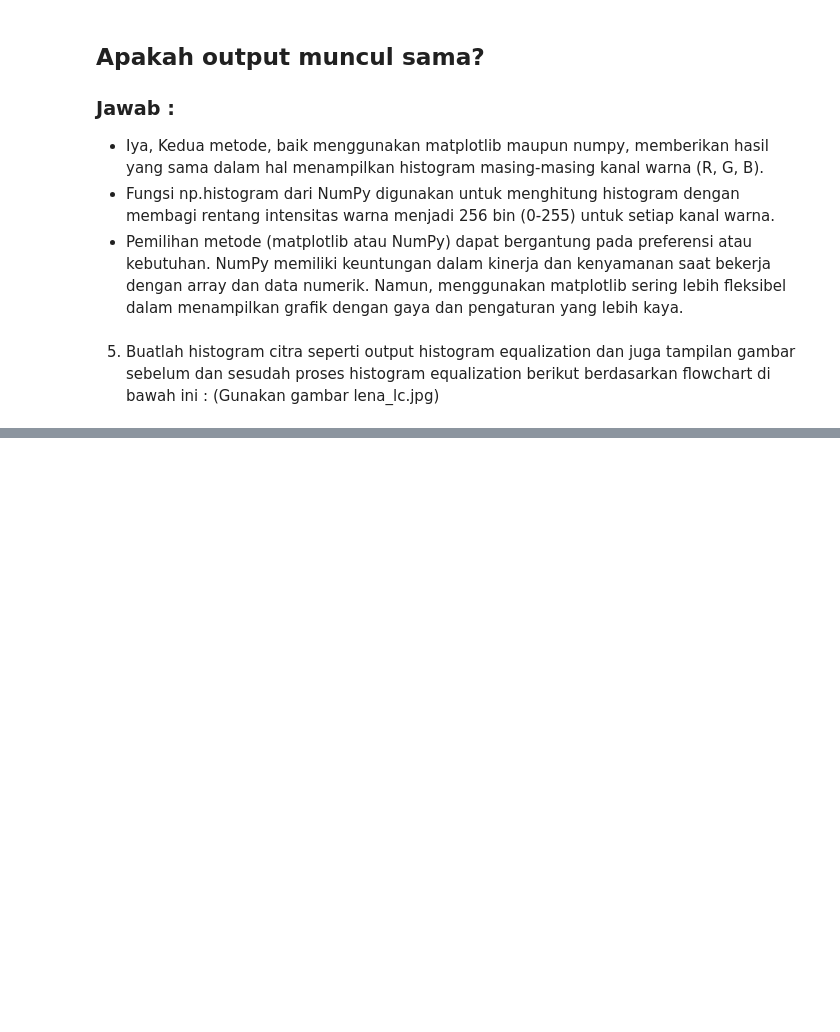
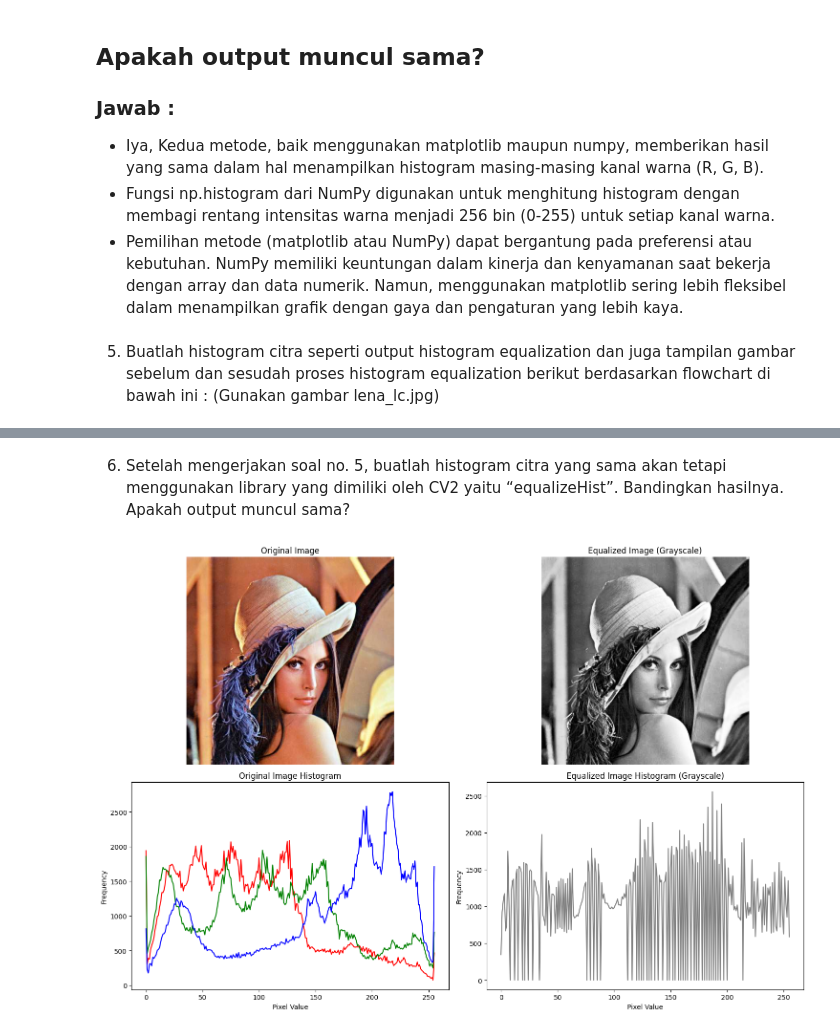
Before and after one commit to RizqiRHuda/PVCK_Semester5, a Jupyter notebook: week6.ipynb, the cells around one changed output, grey strips where cells are left out. Drawn from its saved outputs; the diff is of its cells as text; code cells hidden in the pictures; blank space fills up the shorter version.

```diff
--- a/week6.ipynb
+++ b/week6.ipynb
@@ -211,0 +215,48 @@ NameError: ignored
+# %% [markdown]
+ 6. Setelah mengerjakan soal no. 5, buatlah histogram citra yang sama akan tetapi menggunakan library yang dimiliki oleh CV2 yaitu “equalizeHist”. Bandingkan hasilnya. Apakah output muncul sama?
+# %%
+import cv2
+import numpy as np
+import matplotlib.pyplot as plt
+
+img1 = cv2.imread('/content/drive/MyDrive/img_python/Images/lena.jpg')
+
+def calculate_histogram(img):
+    histogram = np.zeros((3, 256), dtype=int)
+    for i in range(3):
+        histogram[i] = np.histogram(img[..., i], bins=256, range=[0, 256])[0]
+    return histogram
+
+histo_asli = calculate_histogram(img1)
+
+img_gray = cv2.cvtColor(img1, cv2.COLOR_BGR2GRAY)
+img_eq_gray = cv2.equalizeHist(img_gray)
+
+final_frame = cv2.hconcat((img1, cv2.cvtColor(img_eq_gray, cv2.COLOR_GRAY2BGR)))
+
+fig, axs = plt.subplots(2, 2, figsize=[15, 10])
+axs[0, 0].imshow(cv2.cvtColor(img1, cv2.COLOR_BGR2RGB))
+axs[0, 0].set_title('Original Image')
+axs[0, 0].axis('off')
+
+axs[0, 1].imshow(cv2.cvtColor(img_eq_gray, cv2.COLOR_BGR2RGB))
+axs[0, 1].set_title('Equalized Image (Grayscale)')
+axs[0, 1].axis('off')
+
+axs[1, 0].plot(histo_asli[0], color='red')
+axs[1, 0].plot(histo_asli[1], color='green')
+axs[1, 0].plot(histo_asli[2], color='blue')
+axs[1, 0].set_title('Original Image Histogram')
+axs[1, 0].set_xlabel('Pixel Value')
+axs[1, 0].set_ylabel('Frequency')
+
+histo_eq_gray = np.histogram(img_eq_gray, bins=256, range=[0, 256])[0]
+axs[1, 1].plot(histo_eq_gray, color='gray')
+axs[1, 1].set_title('Equalized Image Histogram (Grayscale)')
+axs[1, 1].set_xlabel('Pixel Value')
+axs[1, 1].set_ylabel('Frequency')
+
+plt.tight_layout()
+plt.show()
+# %% [output]
+[figure, added]
```
Also changed, not shown: parts of 1 cell of this notebook.
